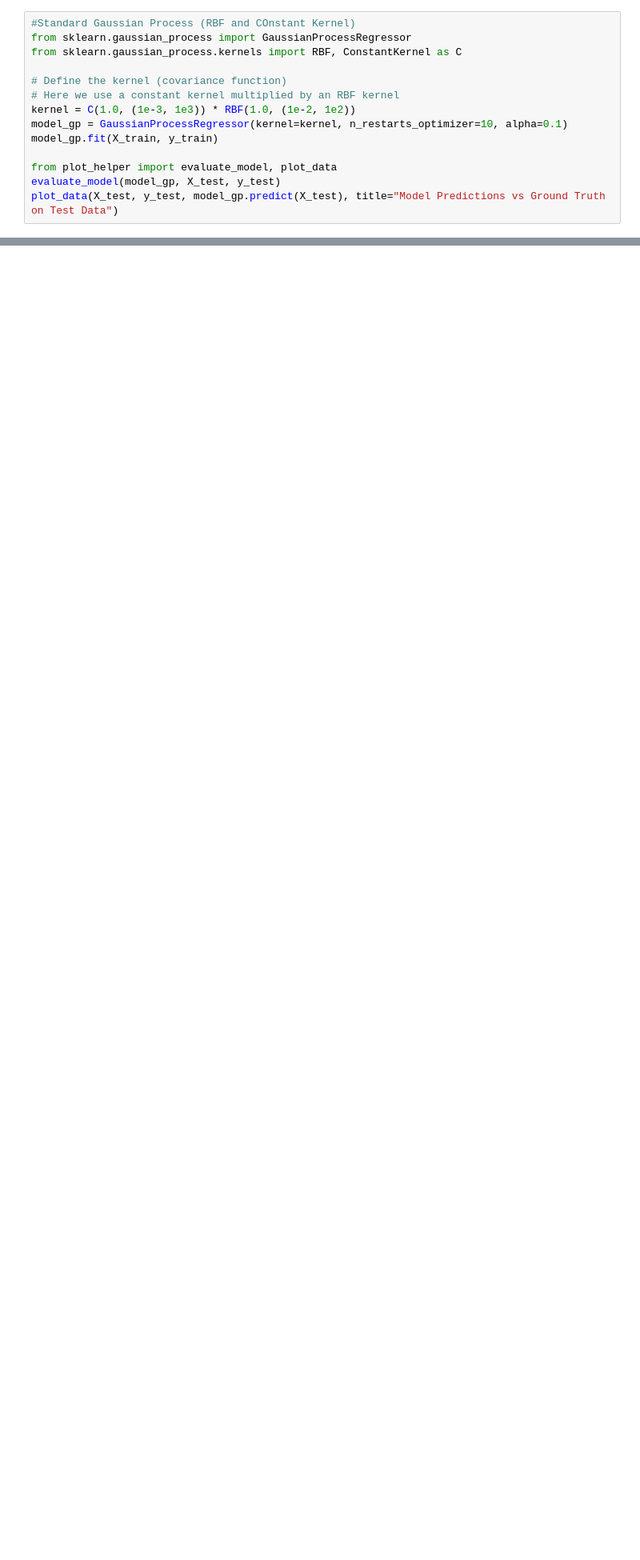
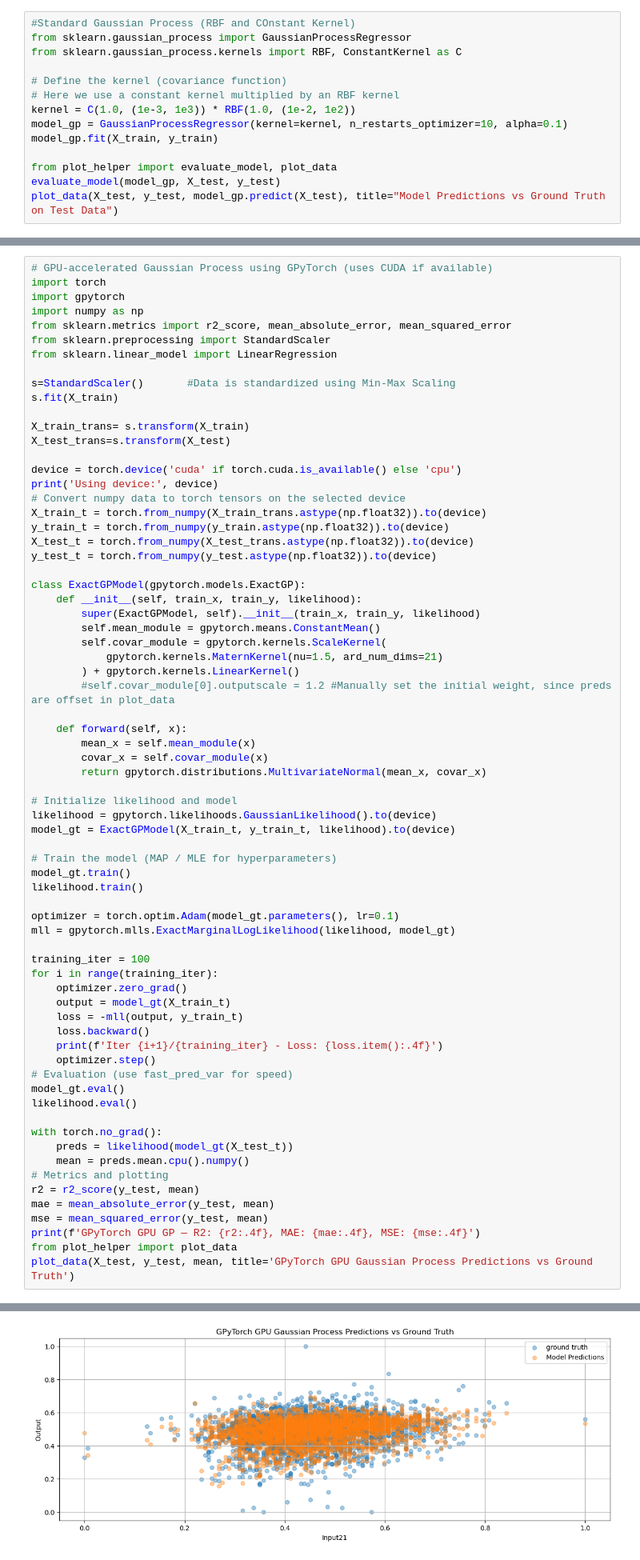
Before and after one commit to marker1401/Steel_Prod_Data, a Jupyter notebook: src/notebooks/notebook.ipynb, the cells around one changed output, grey strips where cells are left out. Shown at 80% size. Drawn from its saved outputs; the diff is of its cells as text; blank space fills up the shorter version.

Commit message:
Added mixed GP with gpytorch (to run on gpu)

```diff
--- a/src/notebooks/notebook.ipynb
+++ b/src/notebooks/notebook.ipynb
@@ -196,0 +219,71 @@ plot_data(X_test, y_test, model_gp.predict(X_test), title="Model Predictions vs
+# %%
+# GPU-accelerated Gaussian Process using GPyTorch (uses CUDA if available)
+import torch
+import gpytorch
+import numpy as np
+from sklearn.metrics import r2_score, mean_absolute_error, mean_squared_error
+from sklearn.preprocessing import StandardScaler
+from sklearn.linear_model import LinearRegression
+
+s=StandardScaler()       #Data is standardized using Min-Max Scaling
+s.fit(X_train)
+
+X_train_trans= s.transform(X_train)
+X_test_trans=s.transform(X_test)
+
+device = torch.device('cuda' if torch.cuda.is_available() else 'cpu')
+print('Using device:', device)
+# Convert numpy data to torch tensors on the selected device
+X_train_t = torch.from_numpy(X_train_trans.astype(np.float32)).to(device)
+y_train_t = torch.from_numpy(y_train.astype(np.float32)).to(device)
+X_test_t = torch.from_numpy(X_test_trans.astype(np.float32)).to(device)
+y_test_t = torch.from_numpy(y_test.astype(np.float32)).to(device)
+
+class ExactGPModel(gpytorch.models.ExactGP):
+    def __init__(self, train_x, train_y, likelihood):
+        super(ExactGPModel, self).__init__(train_x, train_y, likelihood)
+        self.mean_module = gpytorch.means.ConstantMean()
+        self.covar_module = gpytorch.kernels.ScaleKernel(
+            gpytorch.kernels.MaternKernel(nu=1.5, ard_num_dims=21)
+        ) + gpytorch.kernels.LinearKernel()
+        #self.covar_module[0].outputscale = 1.2 #Manually set the initial weight, since preds are offset in plot_data
+
+    def forward(self, x):
+        mean_x = self.mean_module(x)
+        covar_x = self.covar_module(x)
+        return gpytorch.distributions.MultivariateNormal(mean_x, covar_x)
+
+# Initialize likelihood and model
+likelihood = gpytorch.likelihoods.GaussianLikelihood().to(device)
+model_gt = ExactGPModel(X_train_t, y_train_t, likelihood).to(device)
+
+# Train the model (MAP / MLE for hyperparameters)
+model_gt.train()
+likelihood.train()
+
+optimizer = torch.optim.Adam(model_gt.parameters(), lr=0.1)
+mll = gpytorch.mlls.ExactMarginalLogLikelihood(likelihood, model_gt)
+
+training_iter = 100
+for i in range(training_iter):
+    optimizer.zero_grad()
+    output = model_gt(X_train_t)
+    loss = -mll(output, y_train_t)
+    loss.backward()
+    print(f'Iter {i+1}/{training_iter} - Loss: {loss.item():.4f}')
+    optimizer.step()
+# Evaluation (use fast_pred_var for speed)
+model_gt.eval()
+likelihood.eval()
+
+with torch.no_grad():
+    preds = likelihood(model_gt(X_test_t))
+    mean = preds.mean.cpu().numpy()
+# Metrics and plotting
+r2 = r2_score(y_test, mean)
+mae = mean_absolute_error(y_test, mean)
+mse = mean_squared_error(y_test, mean)
+print(f'GPyTorch GPU GP — R2: {r2:.4f}, MAE: {mae:.4f}, MSE: {mse:.4f}')
+from plot_helper import plot_data
+plot_data(X_test, y_test, mean, title='GPyTorch GPU Gaussian Process Predictions vs Ground Truth')
+# %% [output]
@@ -197,3 +307,4 @@ plot_data(X_test, y_test, model_gp.predict(X_test), title="Model Predictions vs
+[figure, added]
 # %%
 from keras.models import Sequential
 from keras.layers import Dense
```
Also changed, not shown: parts of 3 cells of this notebook.
